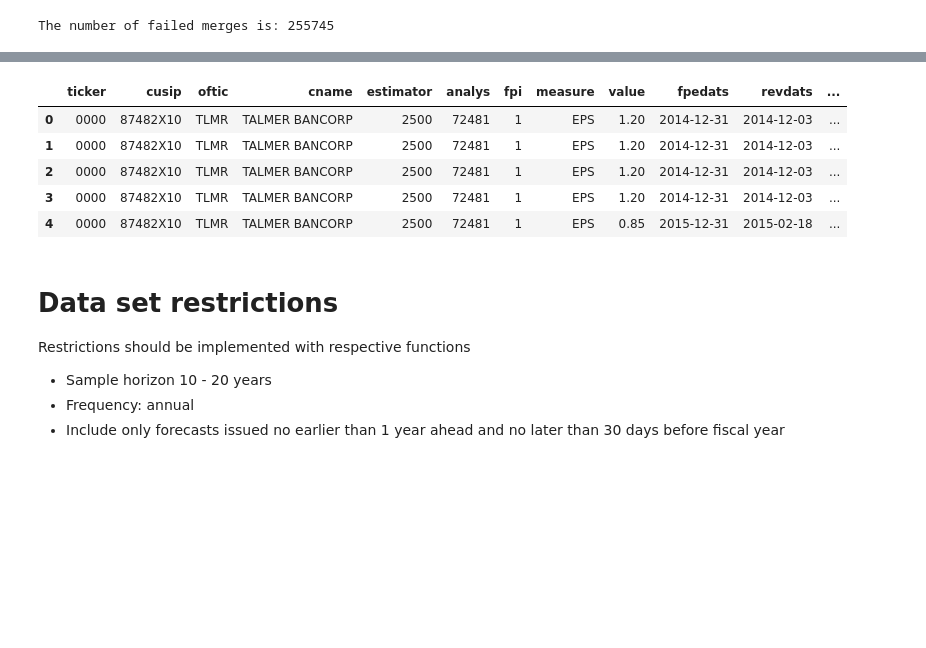
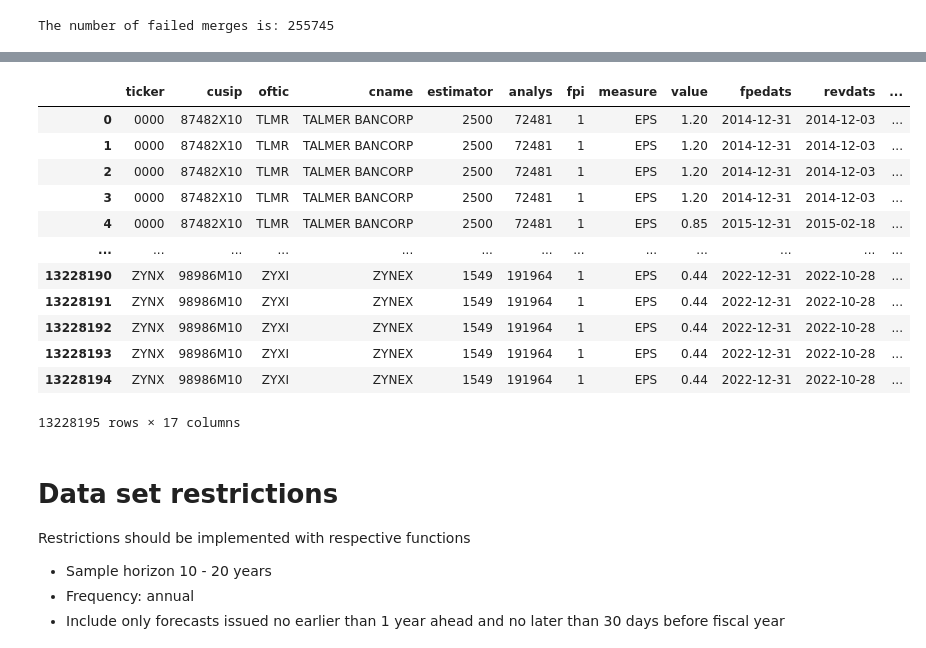
Before and after one commit to moshchev/gsfm_SS24, a Jupyter notebook: notebooks/dv-feature-generation.ipynb, the cells around one changed output, grey strips where cells are left out. Drawn from its saved outputs; the diff is of its cells as text; code cells hidden in the pictures; blank space fills up the shorter version.

Commit message:
few updates on data cleaning

```diff
--- a/notebooks/dv-feature-generation.ipynb
+++ b/notebooks/dv-feature-generation.ipynb
@@ -5,8 +5,8 @@ import polars as pl
 # %% [markdown]
 # Imports
 # %%
-file_path_forecasts = r"C:\Users\mariu\Downloads\dataset2014-2022-v3.csv"
-file_path_company = r"C:\Users\mariu\Downloads\dataset-company-industry-data-v1.csv"
+file_path_forecasts = '../data/dataset2014-2022-v3.csv'
+file_path_company = '../data/dataset-company-industry-data-v1.csv'
 
-df = pd.read_csv(file_path_forecasts)
-df2 = pd.read_csv(file_path_company)
+df_forecasts = pd.read_csv(file_path_forecasts)
+df_companies = pd.read_csv(file_path_company)
@@ -23,6 +55,6 @@ def join_fundamentals(df,df2):
     print(f"The number of failed merges is: {num_join_fails}")
     return result
 # %%
-merged_df = join_fundamentals(df,df2)
+merged_df = join_fundamentals(df_forecasts,df_companies)
 # %% [output]
 The number of failed merges is: 255745
@@ -29,12 +88,23 @@ The number of failed merges is: 255745
+# %%
+# filter predictions that are less then 30 days and more then one year
+merged_df['difference_date'] = merged_df['fpedats'] - merged_df['anndats']
+merged_df = merged_df[(merged_df['difference_date']> pd.Timedelta(days=30))&(merged_df['difference_date']<pd.Timedelta(days=365))]
 # %%
-merged_df.head()
+merged_df
 # %% [output]
 |  | ticker | cusip | oftic | cname | estimator | analys | fpi | measure | value | fpedats | revdats | ... |
 | 0 | 0000 | 87482X10 | TLMR | TALMER BANCORP | 2500 | 72481 | 1 | EPS | 1.20 | 2014-12-31 | 2014-12-03 | ... |
 | 1 | 0000 | 87482X10 | TLMR | TALMER BANCORP | 2500 | 72481 | 1 | EPS | 1.20 | 2014-12-31 | 2014-12-03 | ... |
 | 2 | 0000 | 87482X10 | TLMR | TALMER BANCORP | 2500 | 72481 | 1 | EPS | 1.20 | 2014-12-31 | 2014-12-03 | ... |
 | 3 | 0000 | 87482X10 | TLMR | TALMER BANCORP | 2500 | 72481 | 1 | EPS | 1.20 | 2014-12-31 | 2014-12-03 | ... |
 | 4 | 0000 | 87482X10 | TLMR | TALMER BANCORP | 2500 | 72481 | 1 | EPS | 0.85 | 2015-12-31 | 2015-02-18 | ... |
+| ... | ... | ... | ... | ... | ... | ... | ... | ... | ... | ... | ... | ... |
+| 13228190 | ZYNX | 98986M10 | ZYXI | ZYNEX | 1549 | 191964 | 1 | EPS | 0.44 | 2022-12-31 | 2022-10-28 | ... |
+| 13228191 | ZYNX | 98986M10 | ZYXI | ZYNEX | 1549 | 191964 | 1 | EPS | 0.44 | 2022-12-31 | 2022-10-28 | ... |
+| 13228192 | ZYNX | 98986M10 | ZYXI | ZYNEX | 1549 | 191964 | 1 | EPS | 0.44 | 2022-12-31 | 2022-10-28 | ... |
+| 13228193 | ZYNX | 98986M10 | ZYXI | ZYNEX | 1549 | 191964 | 1 | EPS | 0.44 | 2022-12-31 | 2022-10-28 | ... |
+| 13228194 | ZYNX | 98986M10 | ZYXI | ZYNEX | 1549 | 191964 | 1 | EPS | 0.44 | 2022-12-31 | 2022-10-28 | ... |
+13228195 rows × 17 columns
 # %% [markdown]
 # Data set restrictions
 
```
Also changed, not shown: parts of 9 cells of this notebook.
